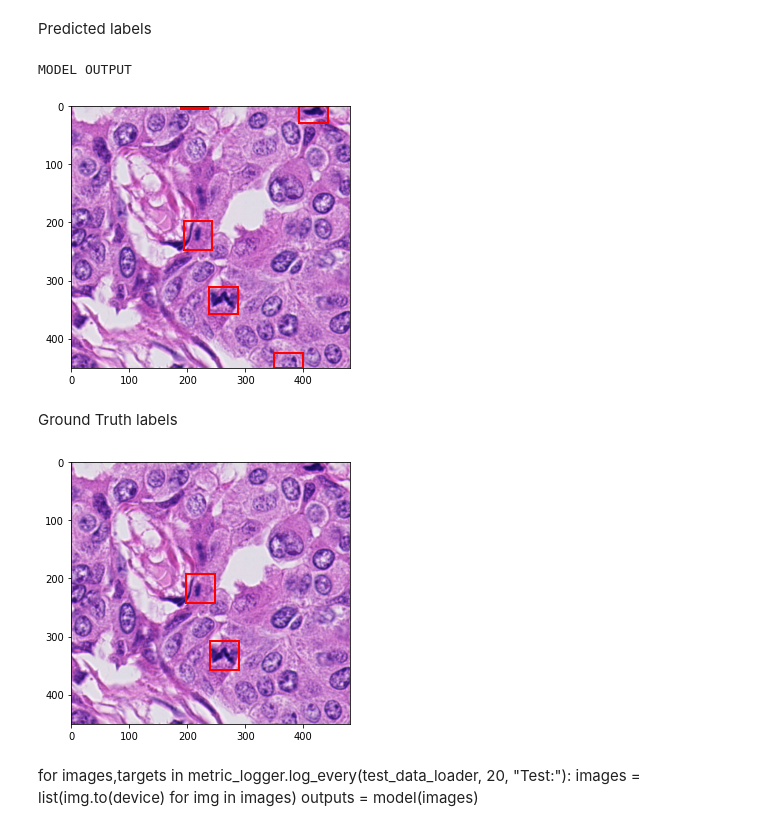
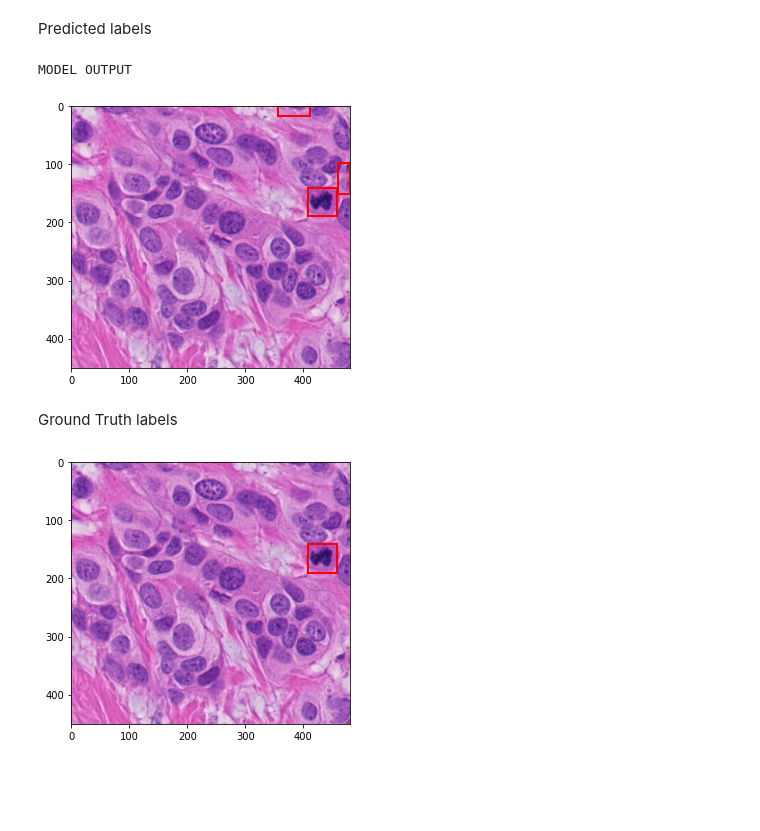
Before and after one commit to Ixiondbz/CSE499, a Jupyter notebook: NEW.ipynb, the cells around one changed output. Drawn from its saved outputs; the diff is of its cells as text; code cells hidden in the pictures; blank space fills up the shorter version.

```diff
--- a/NEW.ipynb
+++ b/NEW.ipynb
@@ -539,27 +537,23 @@ test_dataset = MitosisImagesDataset(files_dir, 481, 451, transforms = get_transf
 Predicted labels
 # %%
 # pick one image from the test set
-img, target = test_dataset[30]
+img, target = test_dataset[101]
 # put the model in evaluation mode
 model.eval()
 with torch.no_grad():
   prediction = model([img.to(device)])[0]
 
 print('MODEL OUTPUT\n')
-nms_prediction = apply_nms(prediction, iou_thresh=0.01)
+nms_prediction = apply_nms(prediction,iou_thresh=0.01)
 
 plot_img_bbox(torch_to_pil(img), nms_prediction)
 # %% [output]
 MODEL OUTPUT
-[figure, old version]
+[figure, new version]
 # %% [markdown]
 Ground Truth labels
 # %%
-img, target = dataset[30]
+img, target = dataset[101]
 plot_img_bbox(img, target)
 # %% [output]
-[figure, old version]
+[figure, new version]
-# %% [markdown]
-for images,targets in metric_logger.log_every(test_data_loader, 20, "Test:"):
-  images = list(img.to(device) for img in images)
-  outputs = model(images)
```
Also changed, not shown: parts of 4 cells of this notebook.
